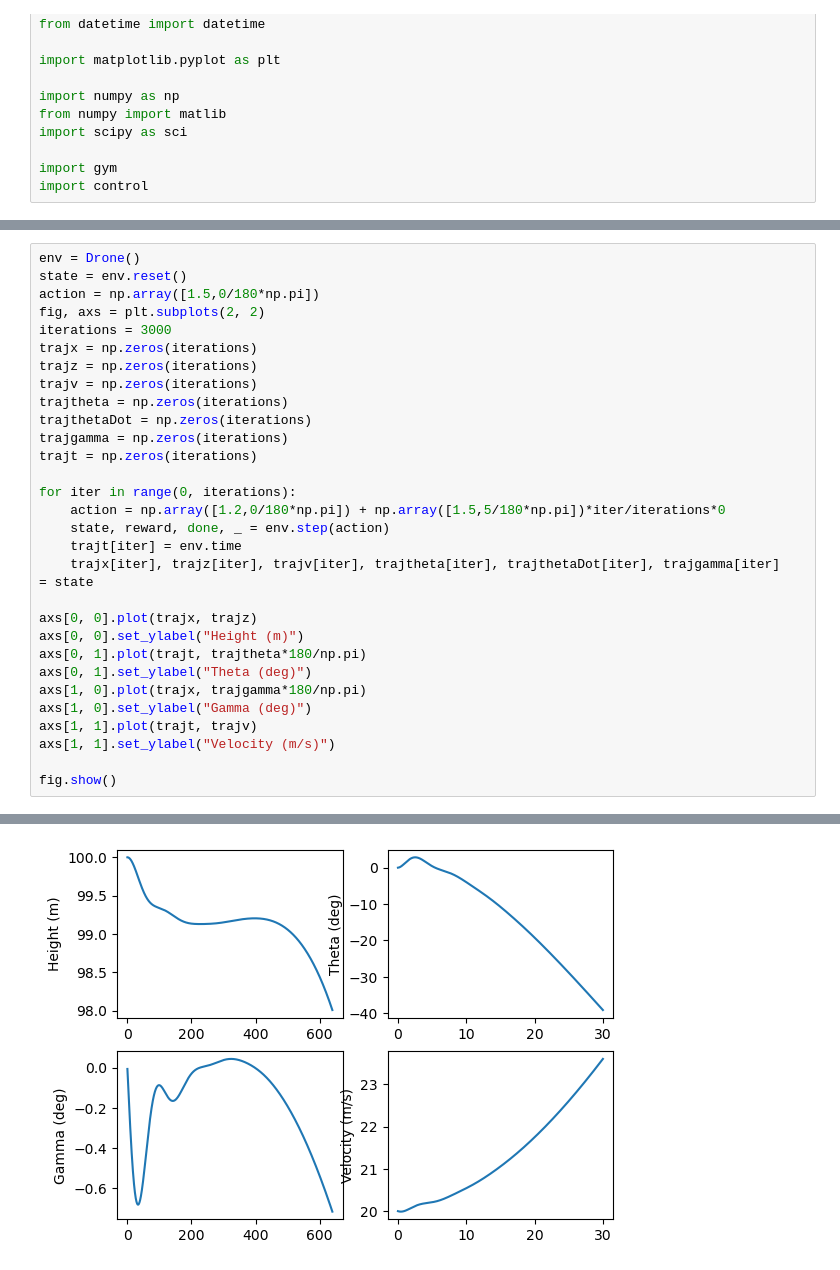
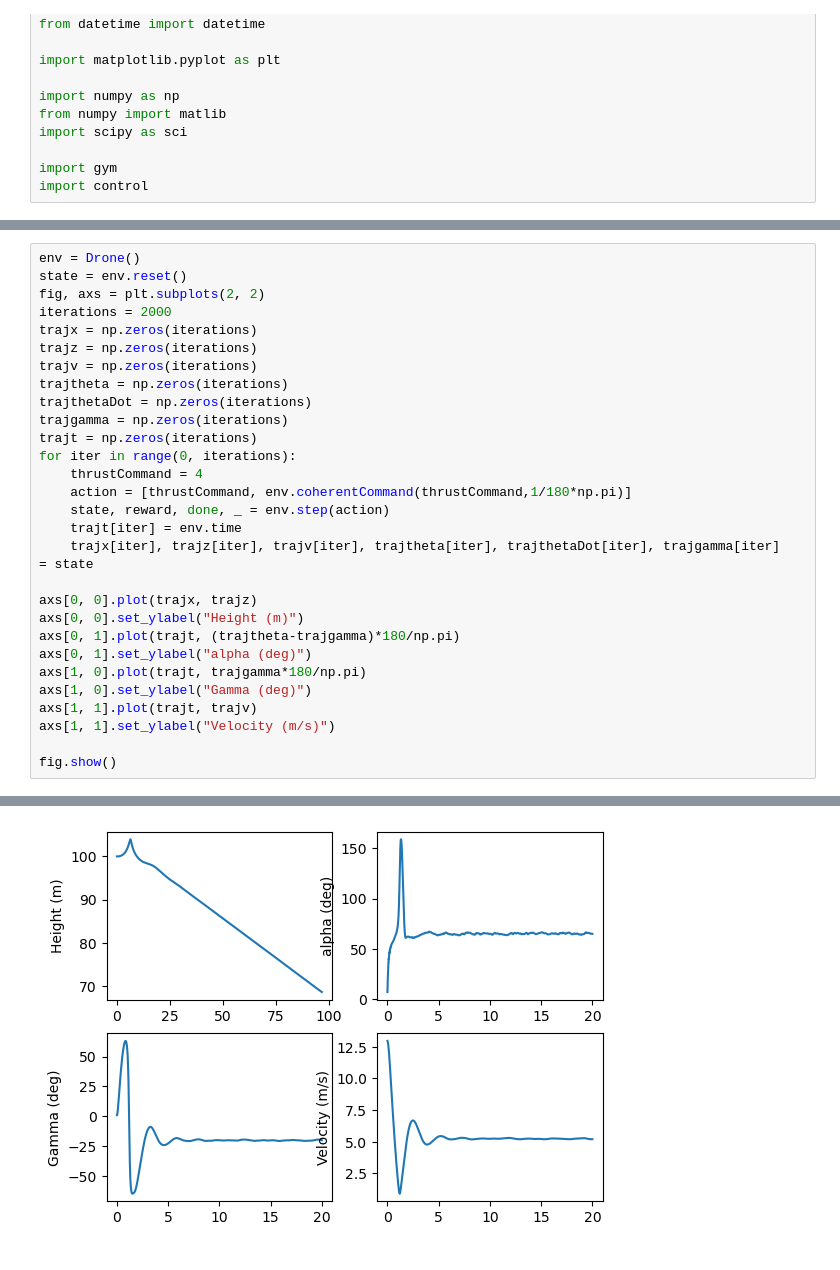
Before and after one commit to Tsmorz/project-junco, a Jupyter notebook: flappy_sim.ipynb, the cells around one changed output, grey strips where cells are left out. Saved outputs shown, nothing was run; the diff lists cells and outputs as text.

```diff
--- a/flappy_sim.ipynb
+++ b/flappy_sim.ipynb
@@ -362,9 +376,8 @@ class Drone():
 # %%
 env = Drone()
 state = env.reset()
-action = np.array([1.5,0/180*np.pi])
 fig, axs = plt.subplots(2, 2)
-iterations = 3000
+iterations = 2000
 trajx = np.zeros(iterations)
 trajz = np.zeros(iterations)
 trajv = np.zeros(iterations)
@@ -372,18 +385,18 @@ trajtheta = np.zeros(iterations)
 trajthetaDot = np.zeros(iterations)
 trajgamma = np.zeros(iterations)
 trajt = np.zeros(iterations)
-
 for iter in range(0, iterations):
-    action = np.array([1.2,0/180*np.pi]) + np.array([1.5,5/180*np.pi])*iter/iterations*0
+    thrustCommand = 4
+    action = [thrustCommand, env.coherentCommand(thrustCommand,1/180*np.pi)]
     state, reward, done, _ = env.step(action)
     trajt[iter] = env.time
     trajx[iter], trajz[iter], trajv[iter], trajtheta[iter], trajthetaDot[iter], trajgamma[iter]   = state
 
 axs[0, 0].plot(trajx, trajz)
 axs[0, 0].set_ylabel("Height (m)")
-axs[0, 1].plot(trajt, trajtheta*180/np.pi)
-axs[0, 1].set_ylabel("Theta (deg)")
-axs[1, 0].plot(trajx, trajgamma*180/np.pi)
+axs[0, 1].plot(trajt, (trajtheta-trajgamma)*180/np.pi)
+axs[0, 1].set_ylabel("alpha (deg)")
+axs[1, 0].plot(trajt, trajgamma*180/np.pi)
 axs[1, 0].set_ylabel("Gamma (deg)")
 axs[1, 1].plot(trajt, trajv)
 axs[1, 1].set_ylabel("Velocity (m/s)")
@@ -398 +440 @@ fig.show()
-[figure, old version]
+[figure, new version]
```
Also changed, not shown: parts of 4 cells of this notebook.
